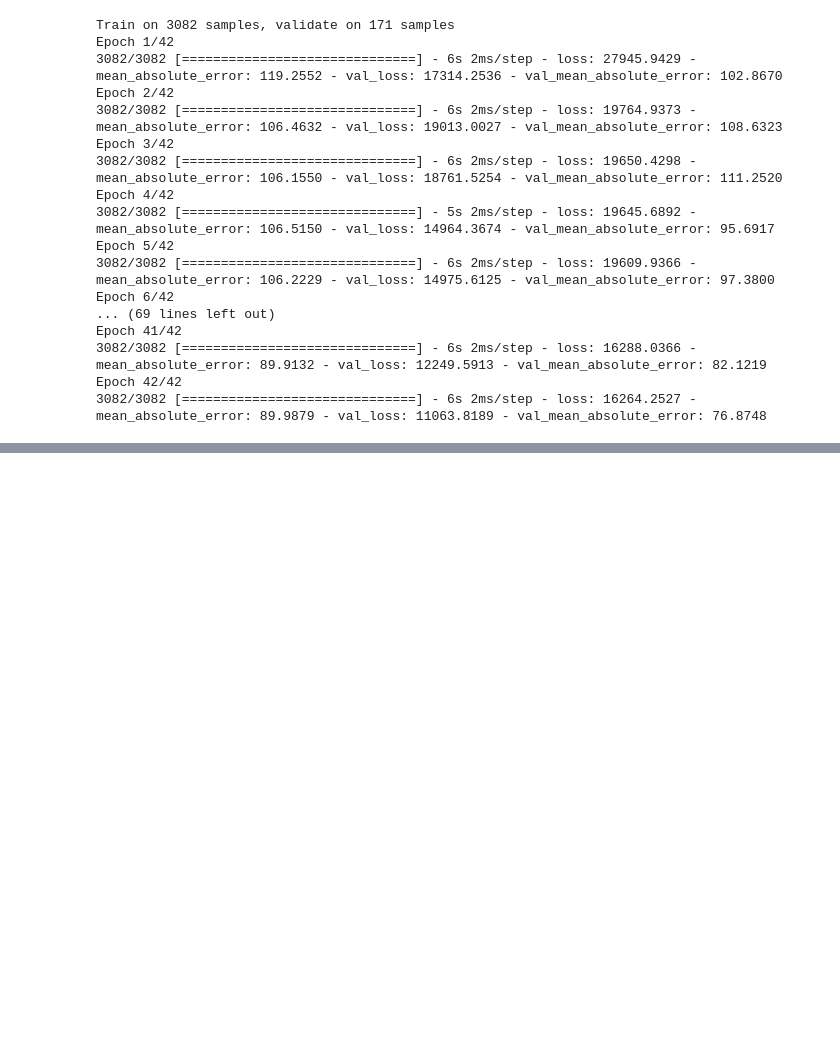
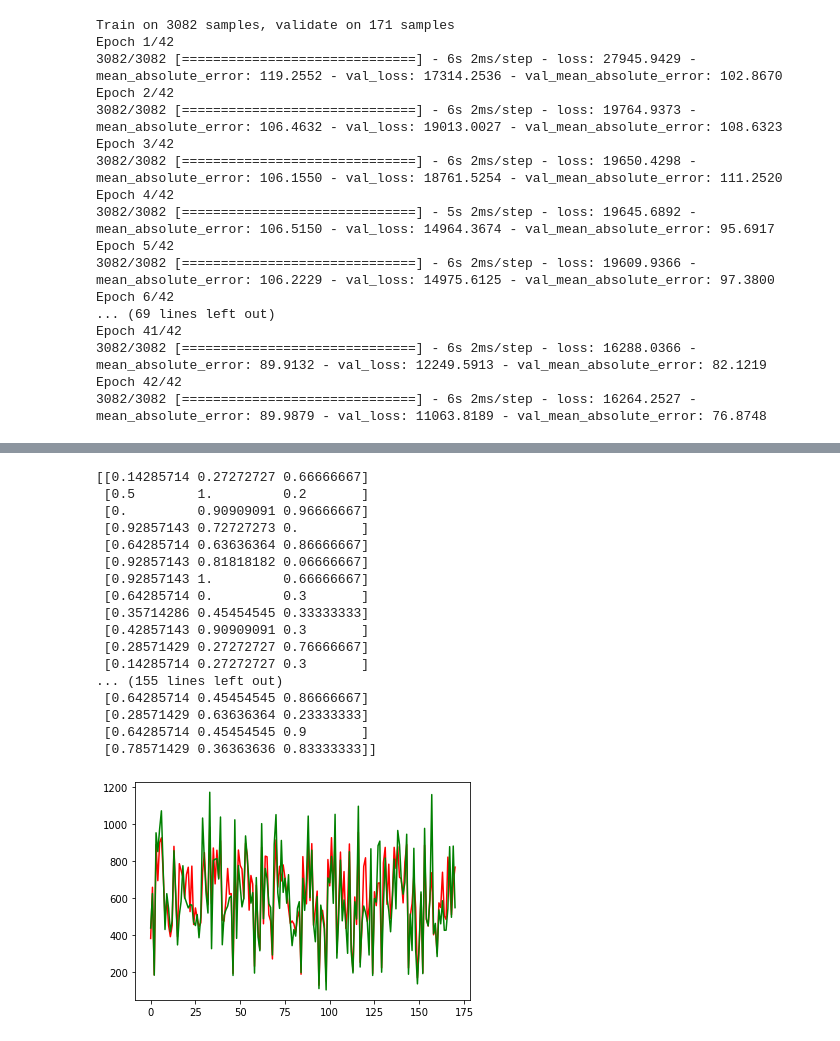
Before and after one commit to TSTEP99/stockPredictionFA18, a Jupyter notebook: datasets/nyse/neural_network.ipynb, the cells around one changed output, grey strips where cells are left out. Saved outputs shown, nothing was run; the diff lists cells and outputs as text; code cells hidden in the pictures; blank space fills up the shorter version.

```diff
--- a/datasets/nyse/neural_network.ipynb
+++ b/datasets/nyse/neural_network.ipynb
@@ -30,7 +30,7 @@ training_x=x[:round(len(x)*.90)];
 training_y=y[:round(len(y)*.90)];
 cv_x=x[round(len(x)*.90):round(len(x)*.95)];
 cv_y=y[round(len(y)*.90):round(len(x)*.95)];
-test_x=y[round(len(x)*.95):]
+test_x=x[round(len(x)*.95):]
 test_y=y[round(len(y)*.95):]
 # %%
 network=models.Sequential();
@@ -64,0 +72,25 @@ print(network.predict());
+# %%
+print(test_x);
+points=network.predict(test_x);
+plt.plot(points,color="red");
+plt.plot(test_y,color="green");
+plt.show();
+# %% [output]
+[[0.14285714 0.27272727 0.66666667]
+ [0.5        1.         0.2       ]
+ [0.         0.90909091 0.96666667]
+ [0.92857143 0.72727273 0.        ]
+ [0.64285714 0.63636364 0.86666667]
+ [0.92857143 0.81818182 0.06666667]
+ [0.92857143 1.         0.66666667]
+ [0.64285714 0.         0.3       ]
+ [0.35714286 0.45454545 0.33333333]
+ [0.42857143 0.90909091 0.3       ]
+ [0.28571429 0.27272727 0.76666667]
+ [0.14285714 0.27272727 0.3       ]
+... (155 lines left out)
+ [0.64285714 0.45454545 0.86666667]
+ [0.28571429 0.63636364 0.23333333]
+ [0.64285714 0.45454545 0.9       ]
+ [0.78571429 0.36363636 0.83333333]]
+[figure, added]
```
Also changed, not shown: parts of 2 cells of this notebook.
